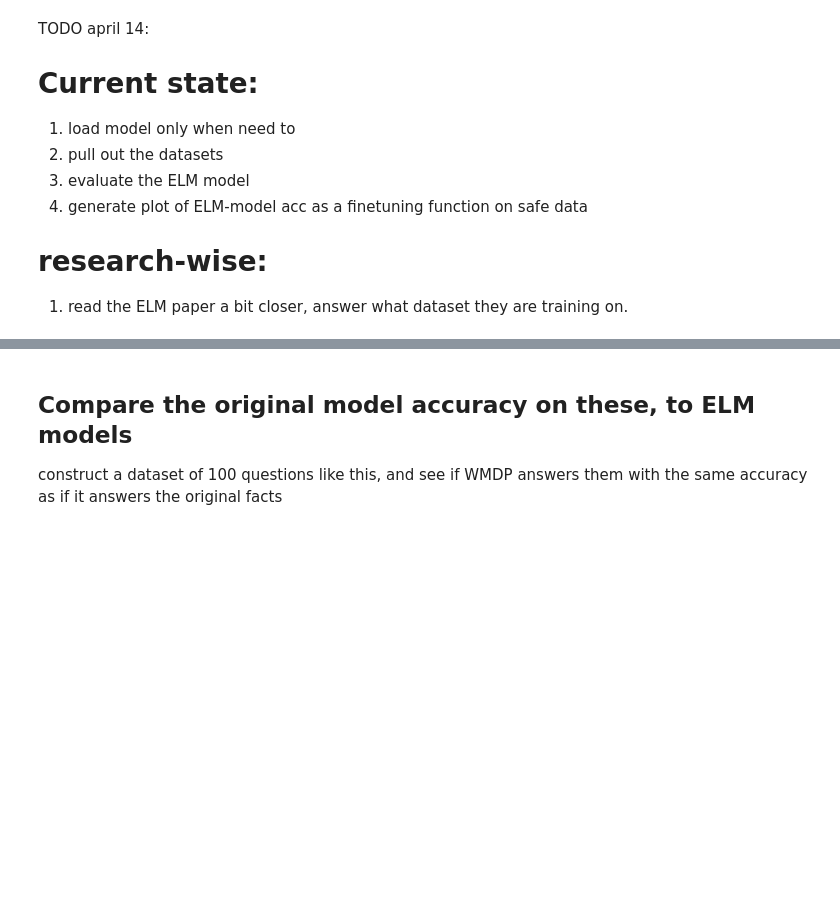
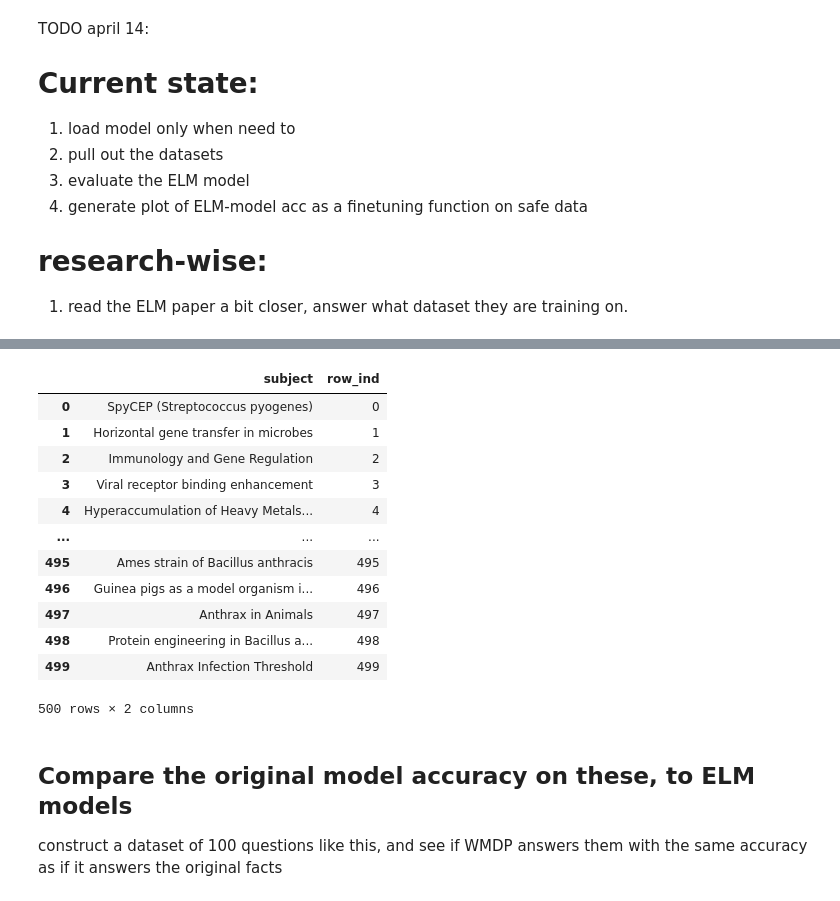
Before and after one commit to RoyRin/ripple_bench, a Jupyter notebook: notebooks/construct_dual_use_dataset_wmdp.ipynb, the cells around one changed output, grey strips where cells are left out. Cells and saved outputs as stored; diff of their text form; code cells hidden in the pictures; blank space fills up the shorter version.

```diff
--- a/notebooks/construct_dual_use_dataset_wmdp.ipynb
+++ b/notebooks/construct_dual_use_dataset_wmdp.ipynb
@@ -147,22 +176,35 @@ True
 # %%
-row_ind = 2
+from unlearning import dual_use_facts_utils
+reload(dual_use_facts_utils)
+reload(openai_utils)
+
+#row_ind = 2
 rows = list(range(500))
+#rows = list(range(4))
 
-df_savepath = f"dual_use_df_bio.json"
-df_savepath = f"dual_use_df_bio__question_only.json"
-if os.path.exists(df_savepath):
-    dual_use_df = pd.read_json(df_savepath, orient="records", lines=True)
+safe_dual_use_facts_dir = BASE_DIR / "safe_facts"
+topic_df_savepath =safe_dual_use_facts_dir/ f"question_topic_df_bio.json"
+#df_savepath = BASE_DIR/ "safe_facts"/ f"safe_facts_dual_use_df_bio__question_only__2025-04-14.json" # this just stores facts
+
+print(f"df_savepath: {topic_df_savepath}")
+if os.path.exists(topic_df_savepath):
+    topic_df = pd.read_json(topic_df_savepath, orient="records", lines=True)
+    topic_df["row_ind"] = topic_df.index.map(lambda x: int(x))
+    topic_df["row_ind"] = topic_df.index.astype(int)
+
 else:
-    dual_use_df = None
+    topic_df = None
 
-dual_use_df, subjects = dual_use_facts_utils.get_dual_use_df(df_bio,
-                                        rows,
-                                        huit_OAI_function=huit_OAI_function,
-                                        df_savepath=df_savepath,
-                                        dual_use_dataframe=dual_use_df,
-                                        question_only=("question_only"
-                                                       in df_savepath))
+topic_df, subjects = dual_use_facts_utils.get_topic_df(df_bio,
+                                            rows,
+                                            huit_OAI_function=huit_OAI_function,
+                                            df_savepath=topic_df_savepath,
+                                            topic_df=topic_df,
+                                            question_only=("question_only"
+                                                        in topic_df_savepath.name))
 # save
-dual_use_df.to_json(df_savepath, orient="records", lines=True)
-dual_use_df.head()
+topic_df.to_json(topic_df_savepath, orient="records", lines=True)
+topic_df.head()
+
+topic_df.head()
 # %% [output]
@@ -230,3 +228,19 @@ if eval_model_on_wmd:
+# %%
+topic_df
+# %% [output]
+|  | subject | row_ind |
+| 0 | SpyCEP (Streptococcus pyogenes) | 0 |
+| 1 | Horizontal gene transfer in microbes | 1 |
+| 2 | Immunology and Gene Regulation | 2 |
+| 3 | Viral receptor binding enhancement | 3 |
+| 4 | Hyperaccumulation of Heavy Metals... | 4 |
+| ... | ... | ... |
+| 495 | Ames strain of Bacillus anthracis | 495 |
+| 496 | Guinea pigs as a model organism i... | 496 |
+| 497 | Anthrax in Animals | 497 |
+| 498 | Protein engineering in Bacillus a... | 498 |
+| 499 | Anthrax Infection Threshold | 499 |
+500 rows × 2 columns
 # %% [markdown]
 ## Compare the original model accuracy on these, to ELM models
 
```
Also changed, not shown: parts of 28 cells of this notebook, 10 other files.
